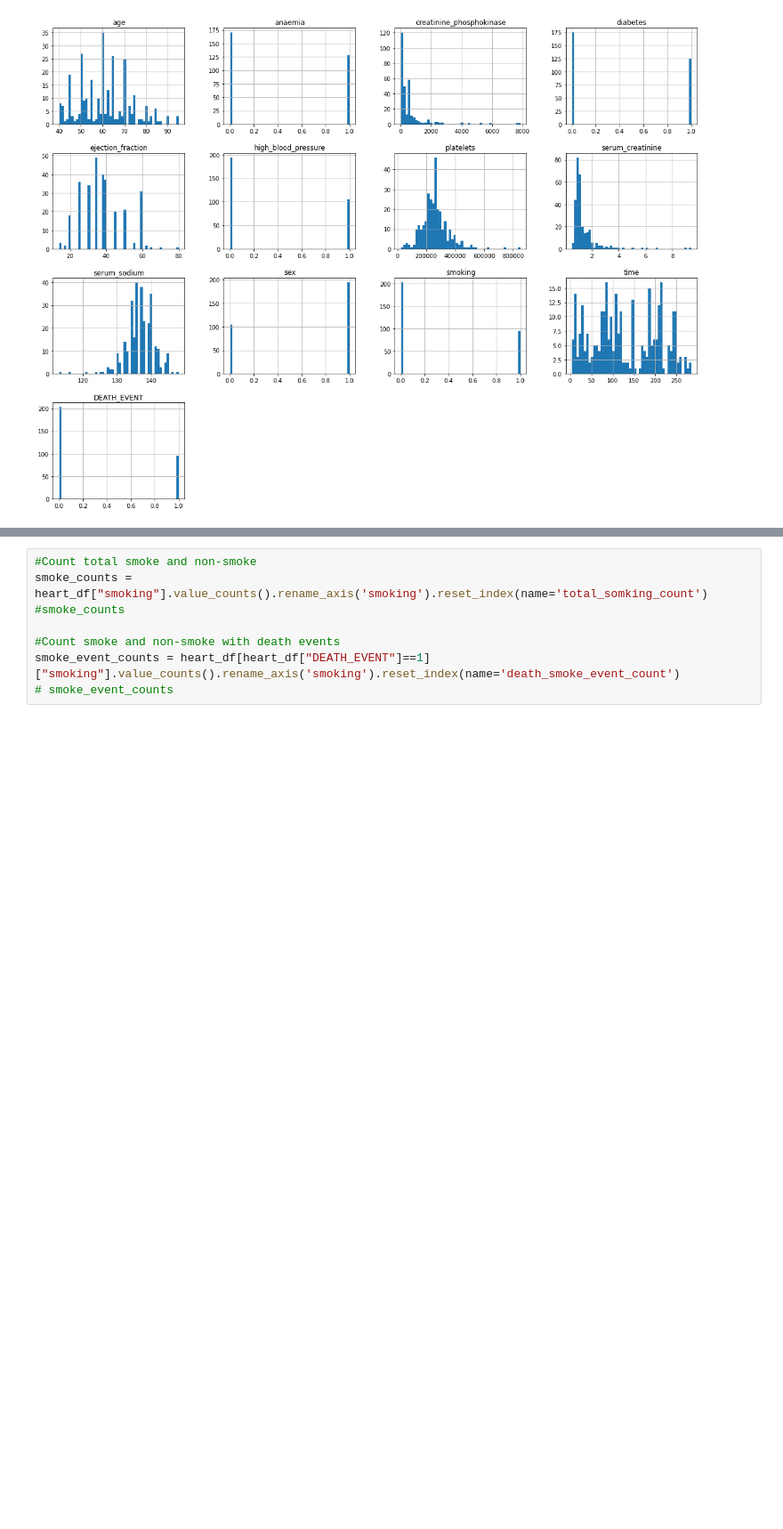
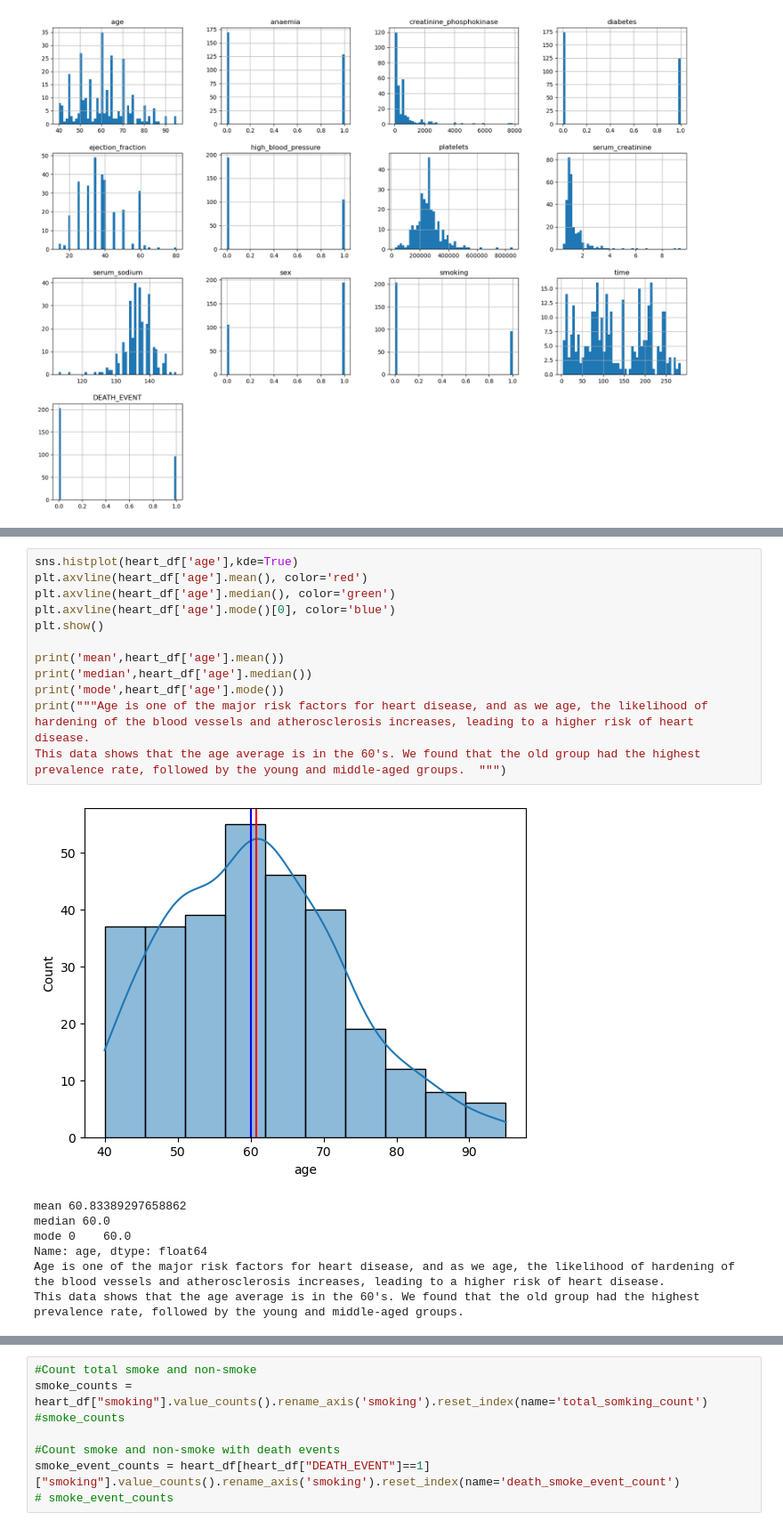
Before and after one commit to faiyted/Project-Cardiac-Disease, a Jupyter notebook: Group-Project.ipynb, the cells around one changed output, grey strips where cells are left out. Shown at 89% size. Saved outputs shown, nothing was run; the diff lists cells and outputs as text; blank space fills up the shorter version.

```diff
--- a/Group-Project.ipynb
+++ b/Group-Project.ipynb
@@ -117,0 +142,20 @@ The percentage of deaths that were male is 64.58%
+# %%
+sns.histplot(heart_df['age'],kde=True)
+plt.axvline(heart_df['age'].mean(), color='red')
+plt.axvline(heart_df['age'].median(), color='green')
+plt.axvline(heart_df['age'].mode()[0], color='blue')
+plt.show()
+
+print('mean',heart_df['age'].mean())
+print('median',heart_df['age'].median())
+print('mode',heart_df['age'].mode())
+print("""Age is one of the major risk factors for heart disease, and as we age, the likelihood of hardening of the blood vessels and atherosclerosis increases, leading to a higher risk of heart disease.
+This data shows that the age average is in the 60's. We found that the old group had the highest prevalence rate, followed by the young and middle-aged groups.  """)
+# %% [output]
+[figure, added]
+mean 60.83389297658862
+median 60.0
+mode 0    60.0
+Name: age, dtype: float64
+Age is one of the major risk factors for heart disease, and as we age, the likelihood of hardening of the blood vessels and atherosclerosis increases, leading to a higher risk of heart disease.
+This data shows that the age average is in the 60's. We found that the old group had the highest prevalence rate, followed by the young and middle-aged groups.
```
Also changed, not shown: parts of 24 cells of this notebook.
